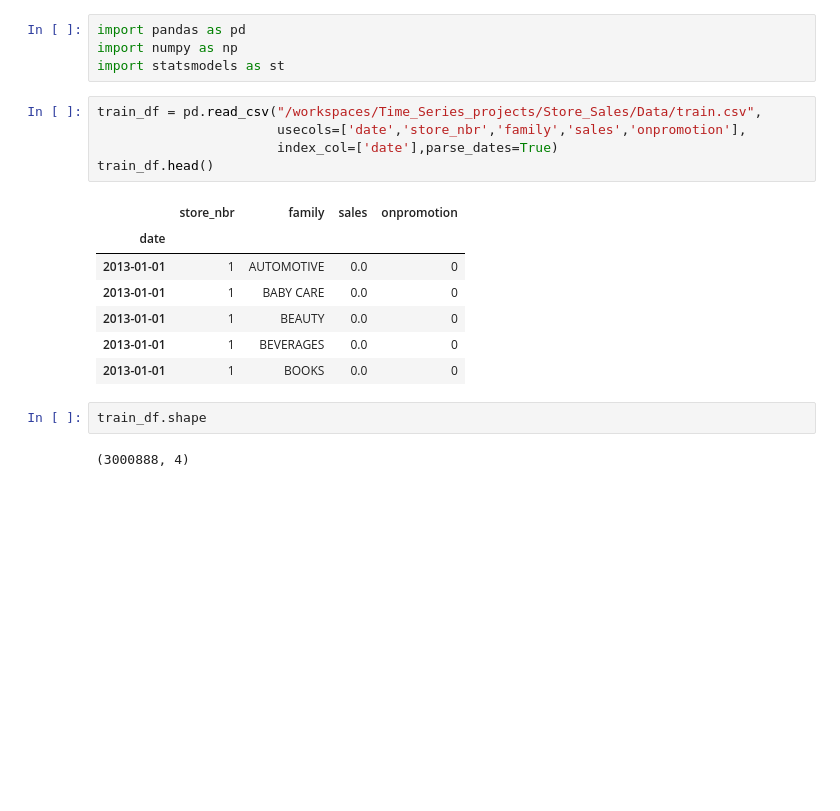
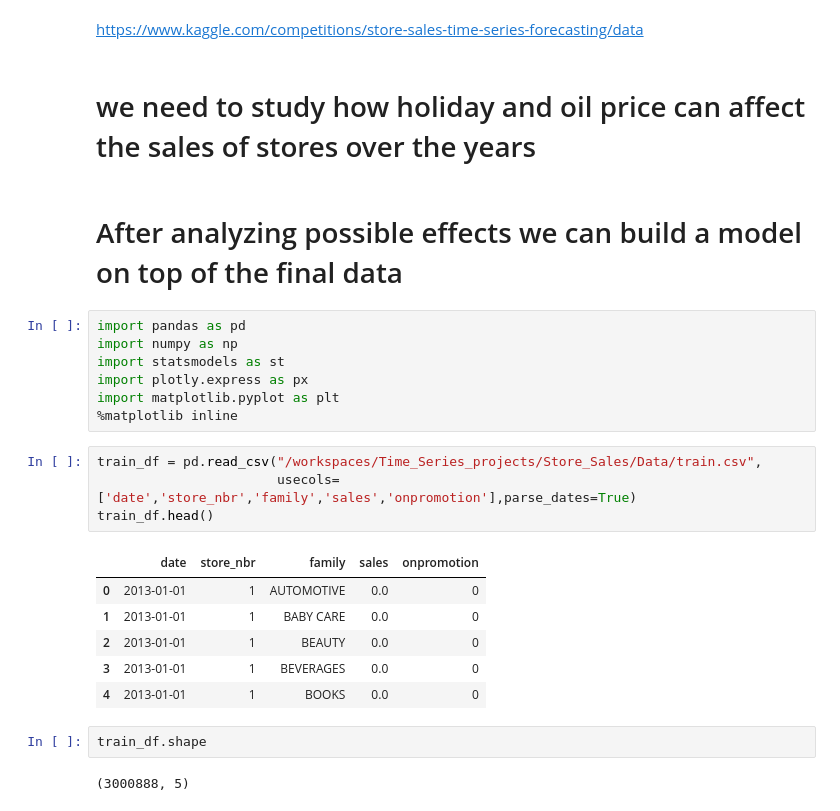
Before and after one commit to gsayant007/Time_Series_projects, a Jupyter notebook: Store_Sales/Notebooks/ts.ipynb, the cells around one changed output. Cells and saved outputs as stored; diff of their text form; blank space fills up the shorter version.

```diff
--- a/Store_Sales/Notebooks/ts.ipynb
+++ b/Store_Sales/Notebooks/ts.ipynb
@@ -1,21 +1,28 @@
+# %% [markdown]
+https://www.kaggle.com/competitions/store-sales-time-series-forecasting/data
+# %% [markdown]
+# we need to study how holiday and oil price can affect the sales of stores over the years
+# %% [markdown]
+# After analyzing possible effects we can build a model on top of the final data
 # %%
 import pandas as pd
 import numpy as np
 import statsmodels as st
+import plotly.express as px
+import matplotlib.pyplot as plt
+%matplotlib inline
 # %%
 train_df = pd.read_csv("/workspaces/Time_Series_projects/Store_Sales/Data/train.csv",
-                       usecols=['date','store_nbr','family','sales','onpromotion'],
-                       index_col=['date'],parse_dates=True)
+                       usecols=['date','store_nbr','family','sales','onpromotion'],parse_dates=True)
 train_df.head()
 # %% [output]
-|  | store_nbr | family | sales | onpromotion |
-| date |  |  |  |  |
-| 2013-01-01 | 1 | AUTOMOTIVE | 0.0 | 0 |
-| 2013-01-01 | 1 | BABY CARE | 0.0 | 0 |
-| 2013-01-01 | 1 | BEAUTY | 0.0 | 0 |
-| 2013-01-01 | 1 | BEVERAGES | 0.0 | 0 |
-| 2013-01-01 | 1 | BOOKS | 0.0 | 0 |
+|  | date | store_nbr | family | sales | onpromotion |
+| 0 | 2013-01-01 | 1 | AUTOMOTIVE | 0.0 | 0 |
+| 1 | 2013-01-01 | 1 | BABY CARE | 0.0 | 0 |
+| 2 | 2013-01-01 | 1 | BEAUTY | 0.0 | 0 |
+| 3 | 2013-01-01 | 1 | BEVERAGES | 0.0 | 0 |
+| 4 | 2013-01-01 | 1 | BOOKS | 0.0 | 0 |
 # %%
 train_df.shape
 # %% [output]
-(3000888, 4)
+(3000888, 5)
```
Also changed, not shown: parts of 16 cells of this notebook.
